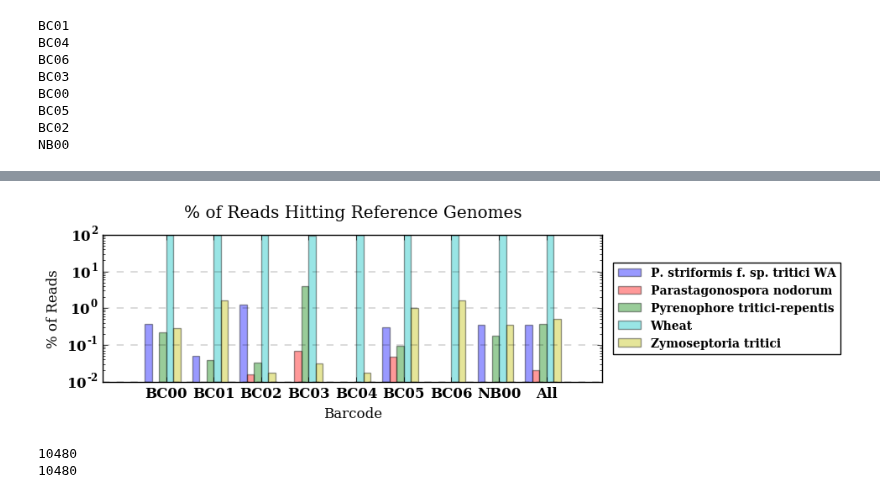
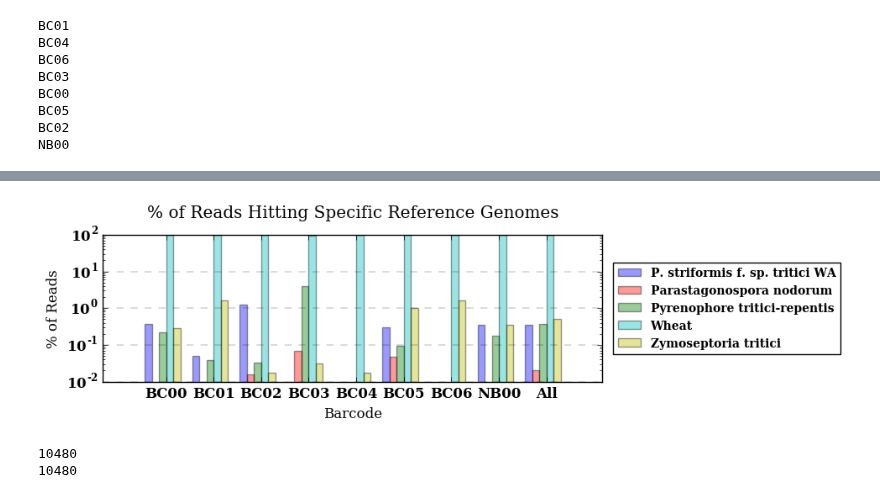
Before and after one commit to BenjaminSchwessinger/Gamran, a Jupyter notebook: MinIon_analysis_12122016_Wagga_initial-Copy1.ipynb, the cells around one changed output, grey strips where cells are left out. Cells and saved outputs as stored; diff of their text form; code cells hidden in the pictures.

```diff
--- a/MinIon_analysis_12122016_Wagga_initial-Copy1.ipynb
+++ b/MinIon_analysis_12122016_Wagga_initial-Copy1.ipynb
@@ -448,6 +498,7 @@ joint_blast_pivot_table_pc
 | NB00 | 0.360 | 0.000 | 0.180 | 99.099 | 0.360 |
 | All | 0.349 | 0.020 | 0.377 | 98.734 | 0.520 |
 # %%
+#
 n_groups = len(joint_blast_pivot_table_pc.index.values)
 
 pc_pst = tuple(joint_blast_pivot_table_pc['P. striformis f. sp. tritici WA%'])
@@ -476,35 +527,35 @@ rects2 = plt.bar(index - bar_width, pc_para, bar_width,
 
 rects3 = plt.bar(index, pc_pyre, bar_width,
                  alpha=opacity,
                  log=True,
                  color='g',
                  label='Pyrenophore tritici-repentis')
 
 rects4 = plt.bar(index + bar_width, pc_wheat, bar_width,
                  alpha=opacity,
                  log=True,
                  color='c',
                  label='Wheat')
 
 rects5 = plt.bar(index + bar_width*2, pc_zymo, bar_width,
                  alpha=opacity,
                  log=True,
                  color='y',
                  label='Zymoseptoria tritici')
 
 plt.xlabel('Barcode')
 plt.ylabel('% of Reads')
-plt.title('% of Reads Hitting Reference Genomes', y=1.08)
+plt.title('% of Reads Hitting Specific Reference Genomes', y=1.08)
 plt.xticks(index + bar_width, tuple(joint_blast_pivot_table_pc.index.values))
 plt.legend(loc='center left', bbox_to_anchor=(1.01, 0.5), fontsize=10)
 plt.grid(b=None, which='major', axis='y', linestyle='dashed', linewidth=0.2)
 plt.margins(x=0.1)
 plt.tight_layout()
 plt.show()
 
 # Set y axis to decimals somehow?
 # %% [output]
-[figure, old version]
+[figure, new version]
 # %%
 #Hard-coded generation of not-blasted reads per barcode blast dataframe.
 # %%
```
Also changed, not shown: parts of 5 cells of this notebook.
